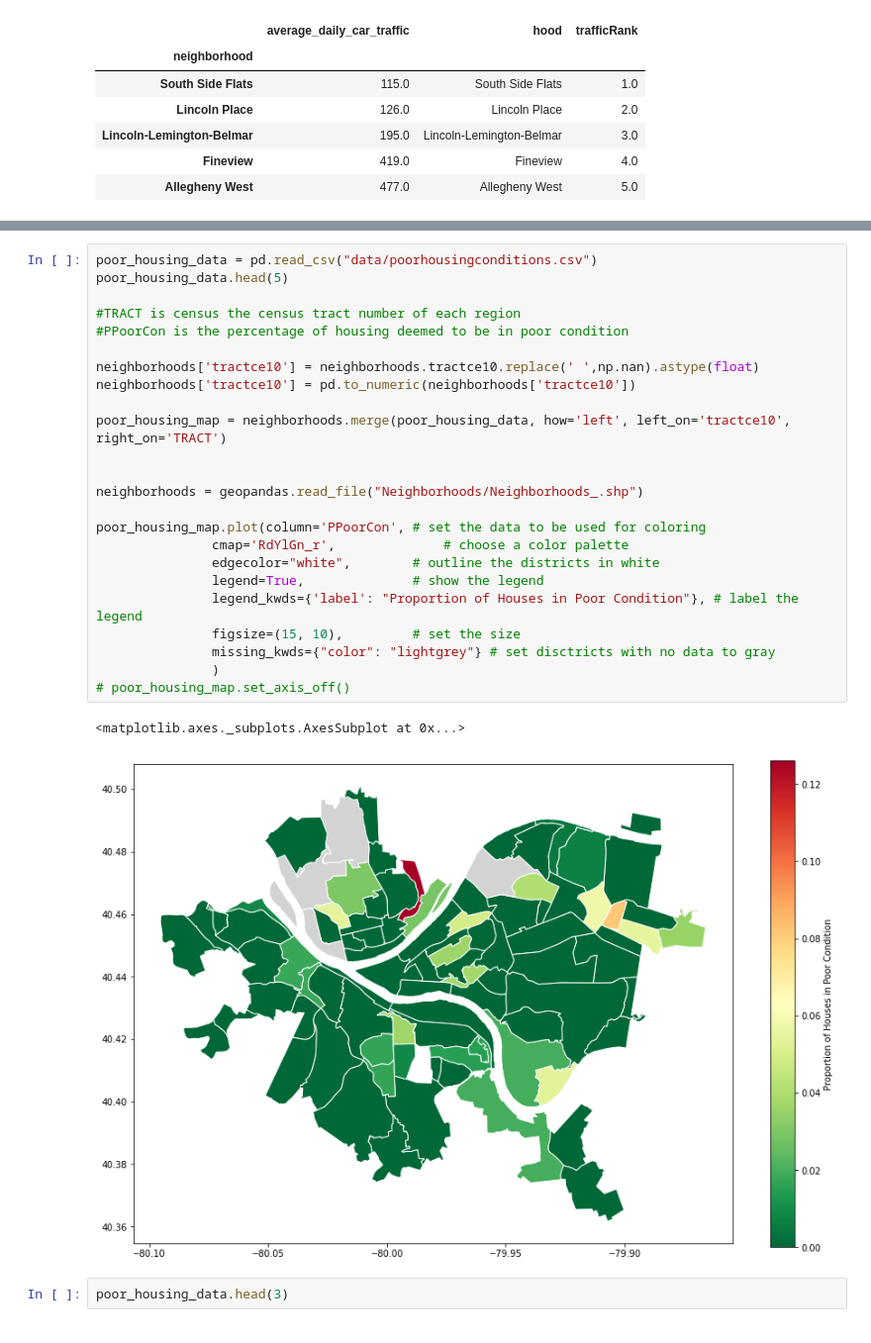
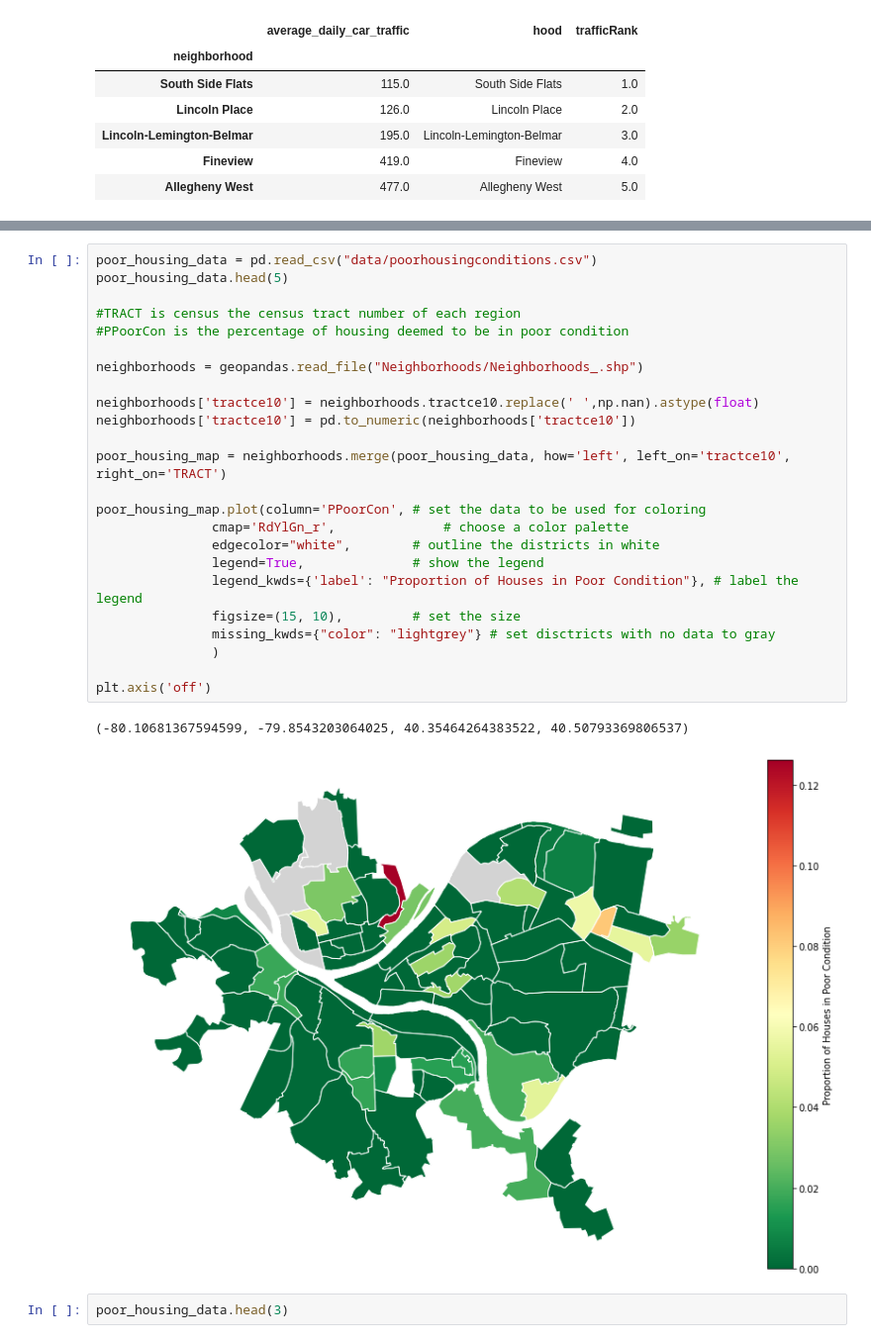
Before and after one commit to mrb206/cmpinf-0010-final-project, a Jupyter notebook: group-analysis/group-notebook.ipynb, the cells around one changed output, grey strips where cells are left out. Shown: that part at 99% size. Saved outputs shown, nothing was run; the diff lists cells and outputs as text.

```diff
--- a/group-analysis/group-notebook.ipynb
+++ b/group-analysis/group-notebook.ipynb
@@ -119,30 +130,30 @@ num_traffic.head()
 # %%
 poor_housing_data = pd.read_csv("data/poorhousingconditions.csv")
 poor_housing_data.head(5)
 
 #TRACT is census the census tract number of each region
 #PPoorCon is the percentage of housing deemed to be in poor condition
 
+neighborhoods = geopandas.read_file("Neighborhoods/Neighborhoods_.shp")
+
 neighborhoods['tractce10'] = neighborhoods.tractce10.replace(' ',np.nan).astype(float)
 neighborhoods['tractce10'] = pd.to_numeric(neighborhoods['tractce10'])
 
 poor_housing_map = neighborhoods.merge(poor_housing_data, how='left', left_on='tractce10', right_on='TRACT')
-
-
-neighborhoods = geopandas.read_file("Neighborhoods/Neighborhoods_.shp")
 
 poor_housing_map.plot(column='PPoorCon', # set the data to be used for coloring
                cmap='RdYlGn_r',              # choose a color palette
                edgecolor="white",        # outline the districts in white
                legend=True,              # show the legend
                legend_kwds={'label': "Proportion of Houses in Poor Condition"}, # label the legend
                figsize=(15, 10),         # set the size
                missing_kwds={"color": "lightgrey"} # set disctricts with no data to gray
                )
-# poor_housing_map.set_axis_off()
+
+plt.axis('off')
 # %% [output]
-<matplotlib.axes._subplots.AxesSubplot at 0x...>
+(-80.10681367594599, -79.8543203064025, 40.35464264383522, 40.50793369806537)
-[figure, old version]
+[figure, new version]
 # %%
 poor_housing_data.head(3)
 # %% [output]
```
Also changed, not shown: parts of 3 cells of this notebook.
